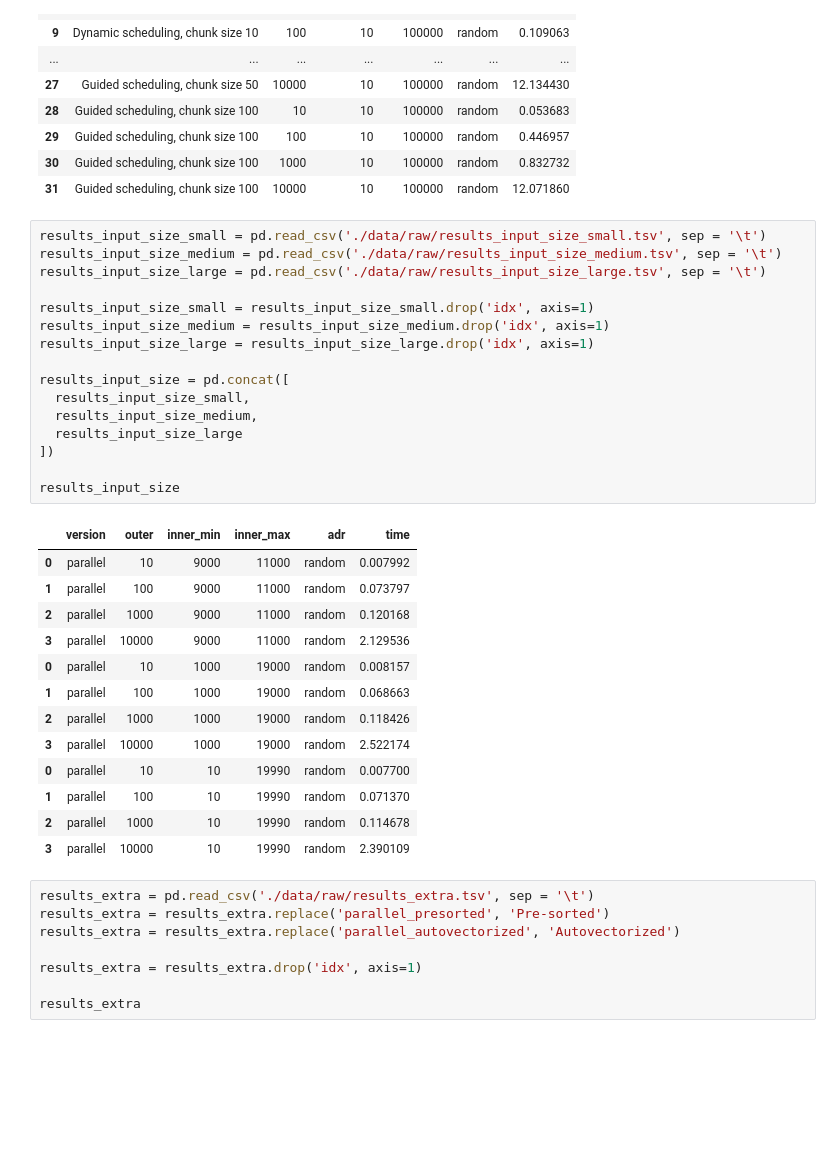
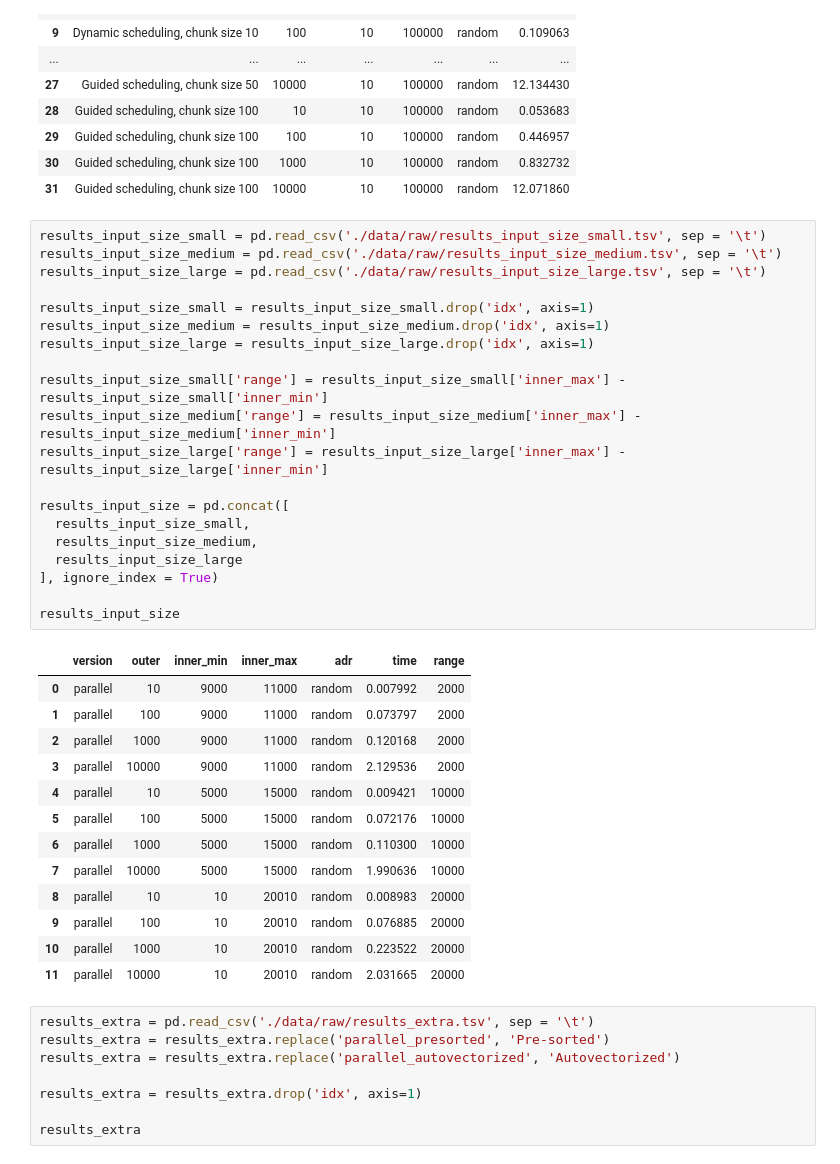
Before and after one commit to marinoandrea/pmms-assignments, a Jupyter notebook: assignment2.ipynb, the cells around one changed output. Drawn from its saved outputs; the diff is of its cells as text; blank space fills up the shorter version.

```diff
--- a/assignment2.ipynb
+++ b/assignment2.ipynb
@@ -69,33 +69,37 @@ results_scheduling
 # %%
 results_input_size_small = pd.read_csv('./data/raw/results_input_size_small.tsv', sep = '\t')
 results_input_size_medium = pd.read_csv('./data/raw/results_input_size_medium.tsv', sep = '\t')
 results_input_size_large = pd.read_csv('./data/raw/results_input_size_large.tsv', sep = '\t')
 
 results_input_size_small = results_input_size_small.drop('idx', axis=1)
 results_input_size_medium = results_input_size_medium.drop('idx', axis=1)
 results_input_size_large = results_input_size_large.drop('idx', axis=1)
 
+results_input_size_small['range'] = results_input_size_small['inner_max'] - results_input_size_small['inner_min']
+results_input_size_medium['range'] = results_input_size_medium['inner_max'] - results_input_size_medium['inner_min']
+results_input_size_large['range'] = results_input_size_large['inner_max'] - results_input_size_large['inner_min']
+
 results_input_size = pd.concat([
   results_input_size_small,
   results_input_size_medium,
   results_input_size_large
-])
+], ignore_index = True)
 
 results_input_size
 # %% [output]
-|  | version | outer | inner_min | inner_max | adr | time |
-| 0 | parallel | 10 | 9000 | 11000 | random | 0.007992 |
-| 1 | parallel | 100 | 9000 | 11000 | random | 0.073797 |
-| 2 | parallel | 1000 | 9000 | 11000 | random | 0.120168 |
-| 3 | parallel | 10000 | 9000 | 11000 | random | 2.129536 |
-| 0 | parallel | 10 | 1000 | 19000 | random | 0.008157 |
-| 1 | parallel | 100 | 1000 | 19000 | random | 0.068663 |
-| 2 | parallel | 1000 | 1000 | 19000 | random | 0.118426 |
-| 3 | parallel | 10000 | 1000 | 19000 | random | 2.522174 |
-| 0 | parallel | 10 | 10 | 19990 | random | 0.007700 |
-| 1 | parallel | 100 | 10 | 19990 | random | 0.071370 |
-| 2 | parallel | 1000 | 10 | 19990 | random | 0.114678 |
-| 3 | parallel | 10000 | 10 | 19990 | random | 2.390109 |
+|  | version | outer | inner_min | inner_max | adr | time | range |
+| 0 | parallel | 10 | 9000 | 11000 | random | 0.007992 | 2000 |
+| 1 | parallel | 100 | 9000 | 11000 | random | 0.073797 | 2000 |
+| 2 | parallel | 1000 | 9000 | 11000 | random | 0.120168 | 2000 |
+| 3 | parallel | 10000 | 9000 | 11000 | random | 2.129536 | 2000 |
+| 4 | parallel | 10 | 5000 | 15000 | random | 0.009421 | 10000 |
+| 5 | parallel | 100 | 5000 | 15000 | random | 0.072176 | 10000 |
+| 6 | parallel | 1000 | 5000 | 15000 | random | 0.110300 | 10000 |
+| 7 | parallel | 10000 | 5000 | 15000 | random | 1.990636 | 10000 |
+| 8 | parallel | 10 | 10 | 20010 | random | 0.008983 | 20000 |
+| 9 | parallel | 100 | 10 | 20010 | random | 0.076885 | 20000 |
+| 10 | parallel | 1000 | 10 | 20010 | random | 0.223522 | 20000 |
+| 11 | parallel | 10000 | 10 | 20010 | random | 2.031665 | 20000 |
 # %%
 results_extra = pd.read_csv('./data/raw/results_extra.tsv', sep = '\t')
 results_extra = results_extra.replace('parallel_presorted', 'Pre-sorted')
```
Also changed, not shown: parts of 5 cells of this notebook, 3 other files.
